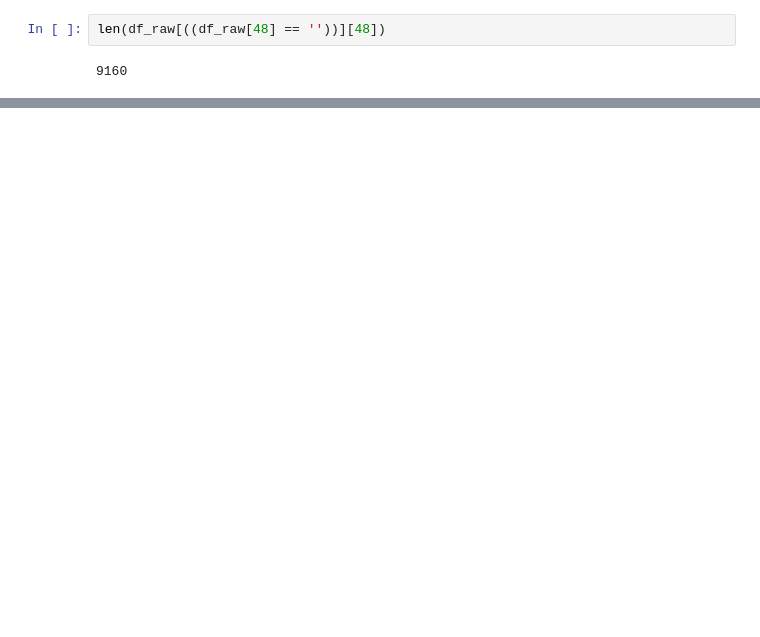
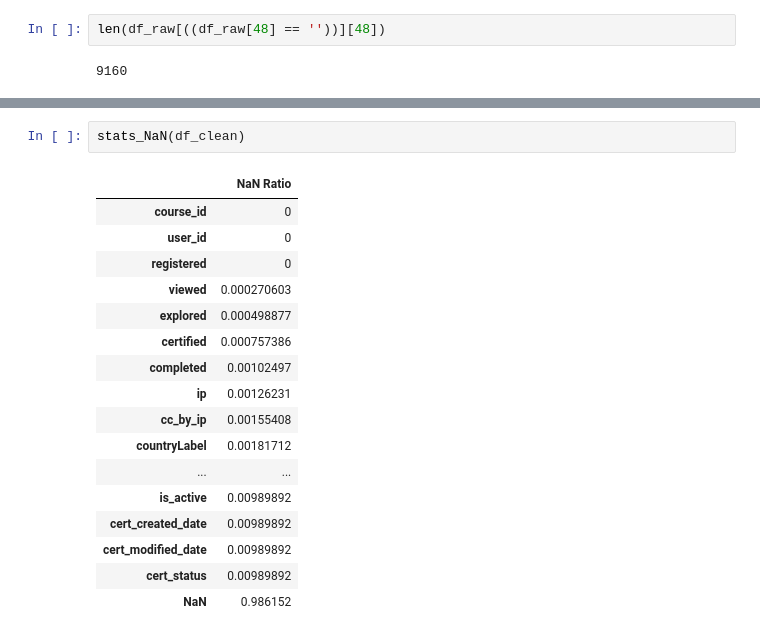
Before and after one commit to tmaounis/apcomp221-pset2, a Jupyter notebook: cleaning_data.ipynb, the cells around one changed output, grey strips where cells are left out. Saved outputs shown, nothing was run; the diff lists cells and outputs as text; blank space fills up the shorter version.

```diff
--- a/cleaning_data.ipynb
+++ b/cleaning_data.ipynb
@@ -85,0 +171,20 @@ df_c
+# %%
+stats_NaN(df_clean)
+# %% [output]
+|  | NaN Ratio |
+| course_id | 0 |
+| user_id | 0 |
+| registered | 0 |
+| viewed | 0.000270603 |
+| explored | 0.000498877 |
+| certified | 0.000757386 |
+| completed | 0.00102497 |
+| ip | 0.00126231 |
+| cc_by_ip | 0.00155408 |
+| countryLabel | 0.00181712 |
+| ... | ... |
+| is_active | 0.00989892 |
+| cert_created_date | 0.00989892 |
+| cert_modified_date | 0.00989892 |
+| cert_status | 0.00989892 |
+| NaN | 0.986152 |
```
Also changed, not shown: parts of 21 cells of this notebook.
